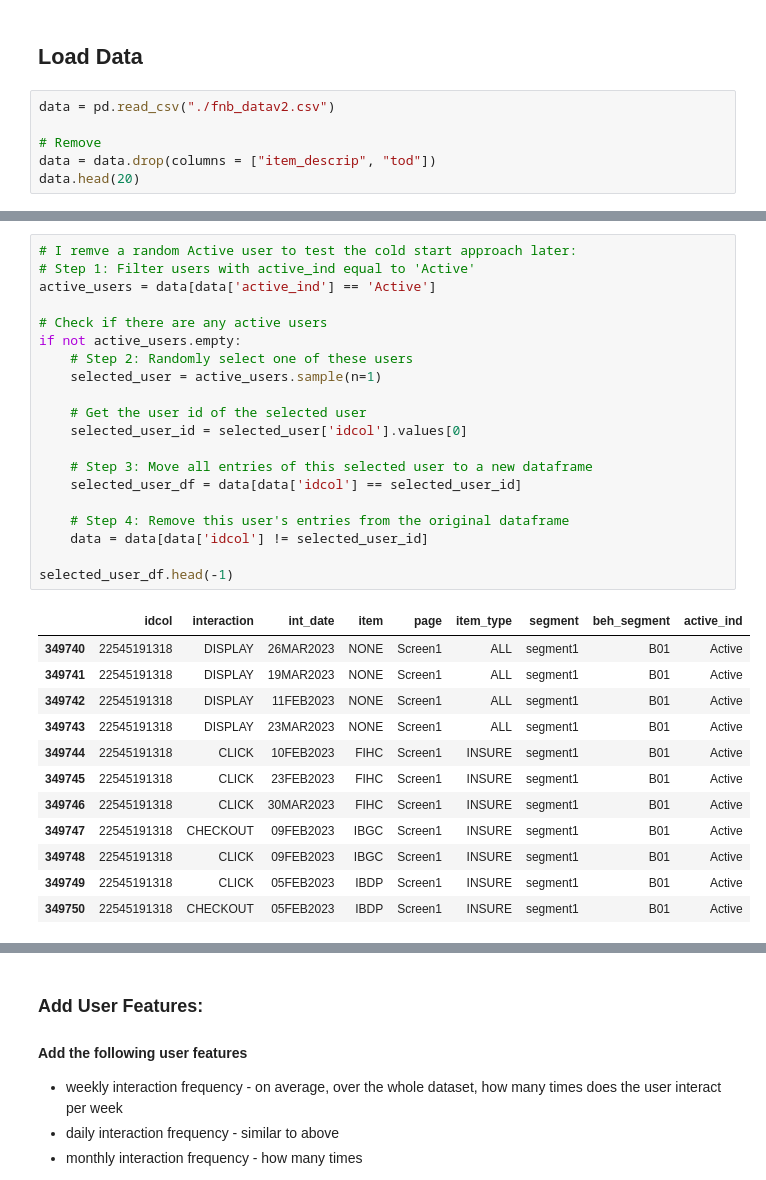
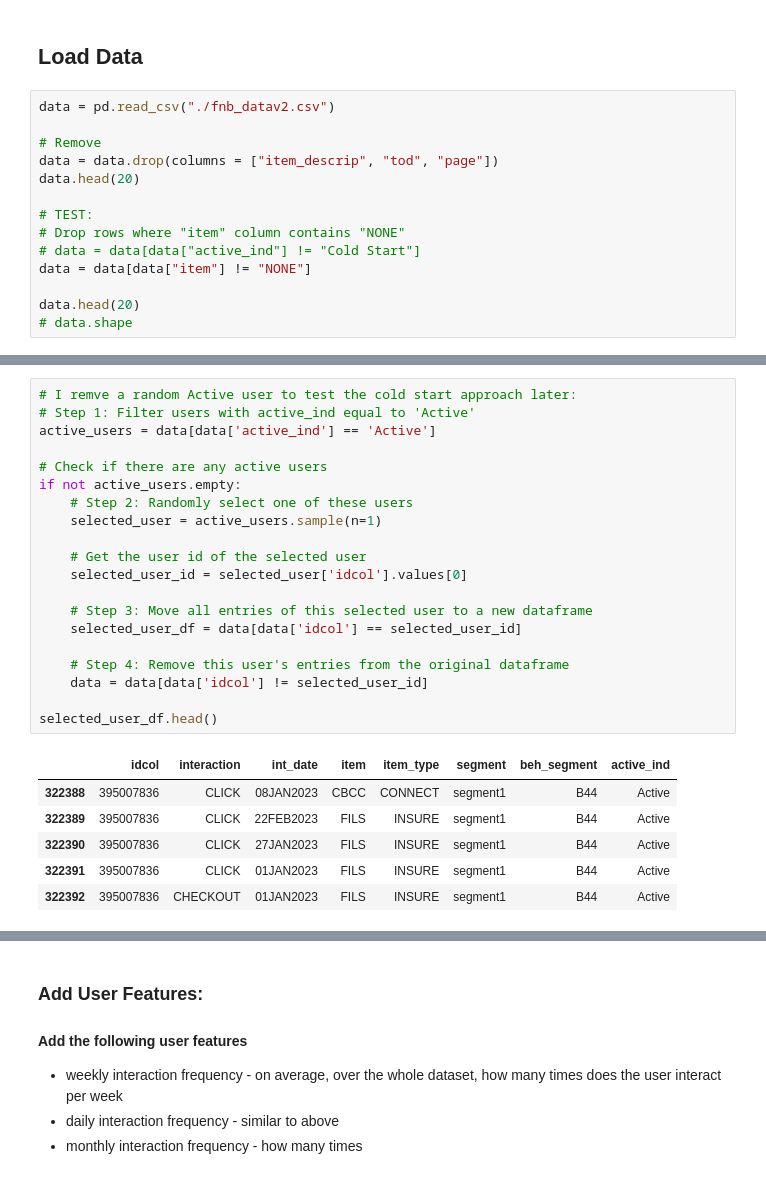
Before and after one commit to lizesteyn/FNBdataquest, a Jupyter notebook: LightFM_2.ipynb, the cells around one changed output, grey strips where cells are left out. Saved outputs shown, nothing was run; the diff lists cells and outputs as text.

```diff
--- a/LightFM_2.ipynb
+++ b/LightFM_2.ipynb
@@ -19,6 +19,14 @@ from scipy.sparse import csr_matrix, vstack
 data = pd.read_csv("./fnb_datav2.csv")
 
 # Remove
-data = data.drop(columns = ["item_descrip", "tod"])
+data = data.drop(columns = ["item_descrip", "tod", "page"])
 data.head(20)
+
+# TEST:
+# Drop rows where "item" column contains "NONE"
+# data = data[data["active_ind"] != "Cold Start"]
+data = data[data["item"] != "NONE"]
+
+data.head(20)
+# data.shape
 # %% [output]
@@ -42,36 +50,30 @@ data.head(20)
 # %%
 # I remve a random Active user to test the cold start approach later:
 # Step 1: Filter users with active_ind equal to 'Active'
 active_users = data[data['active_ind'] == 'Active']
 
 # Check if there are any active users
 if not active_users.empty:
     # Step 2: Randomly select one of these users
     selected_user = active_users.sample(n=1)
 
     # Get the user id of the selected user
     selected_user_id = selected_user['idcol'].values[0]
 
     # Step 3: Move all entries of this selected user to a new dataframe
     selected_user_df = data[data['idcol'] == selected_user_id]
 
     # Step 4: Remove this user's entries from the original dataframe
     data = data[data['idcol'] != selected_user_id]
 
-selected_user_df.head(-1)
+selected_user_df.head()
 # %% [output]
-|  | idcol | interaction | int_date | item | page | item_type | segment | beh_segment | active_ind |
-| 349740 | 22545191318 | DISPLAY | 26MAR2023 | NONE | Screen1 | ALL | segment1 | B01 | Active |
-| 349741 | 22545191318 | DISPLAY | 19MAR2023 | NONE | Screen1 | ALL | segment1 | B01 | Active |
-| 349742 | 22545191318 | DISPLAY | 11FEB2023 | NONE | Screen1 | ALL | segment1 | B01 | Active |
-| 349743 | 22545191318 | DISPLAY | 23MAR2023 | NONE | Screen1 | ALL | segment1 | B01 | Active |
-| 349744 | 22545191318 | CLICK | 10FEB2023 | FIHC | Screen1 | INSURE | segment1 | B01 | Active |
-| 349745 | 22545191318 | CLICK | 23FEB2023 | FIHC | Screen1 | INSURE | segment1 | B01 | Active |
-| 349746 | 22545191318 | CLICK | 30MAR2023 | FIHC | Screen1 | INSURE | segment1 | B01 | Active |
-| 349747 | 22545191318 | CHECKOUT | 09FEB2023 | IBGC | Screen1 | INSURE | segment1 | B01 | Active |
-| 349748 | 22545191318 | CLICK | 09FEB2023 | IBGC | Screen1 | INSURE | segment1 | B01 | Active |
-| 349749 | 22545191318 | CLICK | 05FEB2023 | IBDP | Screen1 | INSURE | segment1 | B01 | Active |
-| 349750 | 22545191318 | CHECKOUT | 05FEB2023 | IBDP | Screen1 | INSURE | segment1 | B01 | Active |
+|  | idcol | interaction | int_date | item | item_type | segment | beh_segment | active_ind |
+| 322388 | 395007836 | CLICK | 08JAN2023 | CBCC | CONNECT | segment1 | B44 | Active |
+| 322389 | 395007836 | CLICK | 22FEB2023 | FILS | INSURE | segment1 | B44 | Active |
+| 322390 | 395007836 | CLICK | 27JAN2023 | FILS | INSURE | segment1 | B44 | Active |
+| 322391 | 395007836 | CLICK | 01JAN2023 | FILS | INSURE | segment1 | B44 | Active |
+| 322392 | 395007836 | CHECKOUT | 01JAN2023 | FILS | INSURE | segment1 | B44 | Active |
 # %%
 # Checking transactions for a specific ID:
 id = 77196041
```
Also changed, not shown: parts of 48 cells of this notebook.
